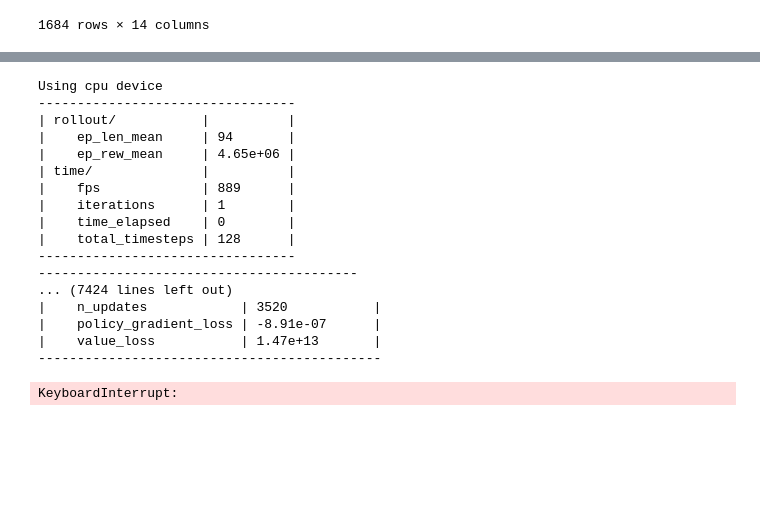
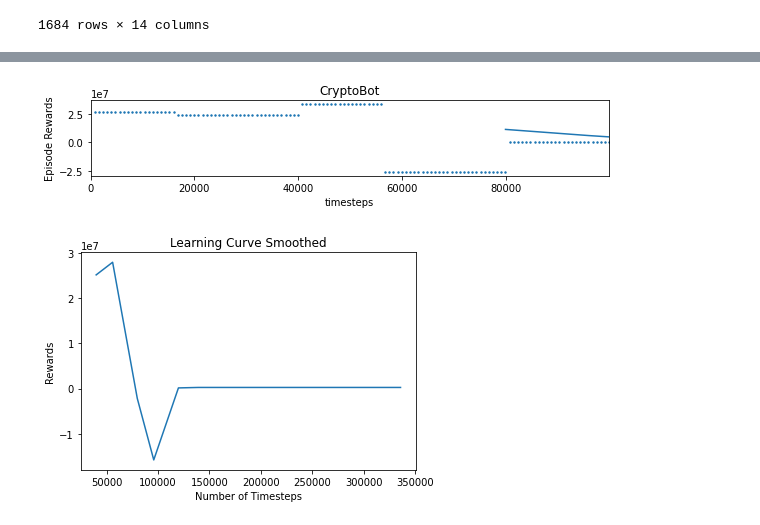
Before and after one commit to Olwar/eth-reinforcement, a Jupyter notebook: eth_reinforcement.ipynb, the cells around one changed output, grey strips where cells are left out. Saved outputs shown, nothing was run; the diff lists cells and outputs as text; code cells hidden in the pictures; blank space fills up the shorter version.

```diff
--- a/eth_reinforcement.ipynb
+++ b/eth_reinforcement.ipynb
@@ -185,30 +222,28 @@ dtype: object
 from sb3_contrib.ppo_recurrent.policies import MlpLstmPolicy
 from sb3_contrib.ppo_recurrent.ppo_recurrent import RecurrentPPO
 from stable_baselines3.common.callbacks import EvalCallback
+from stable_baselines3 import PPO
+from stable_baselines3 import DQN
 
-eval_callback = EvalCallback(env, best_model_save_path='./logs/',
-                             log_path='./logs/', eval_freq=10000,
+test_env = DummyVecEnv([lambda: Monitor(MyForexEnv(df=X, window_size=10, frame_bound=(800, 1600)), test_env_dir)])
+
+# EvalCallback =
+# Evaluate periodically the performance of an agent, using a separate test environment.
+# In market data it's important the eval_freq is the same as how many datapoints you got
+eval_callback = EvalCallback(test_env, best_model_save_path='./logs/',
+                             log_path='./logs/', eval_freq=800, n_eval_episodes=10,
                              deterministic=True, render=False)
 
-
-model = RecurrentPPO("MlpLstmPolicy", env, verbose=1)
+# total_timesteps is the number of steps in total the agent will do for any environment.
+# The total_timesteps can be across several episodes, meaning that this value is not bound to some maximum.
+model = PPO("MlpPolicy", env, verbose=0, learning_rate=0.0003, seed=42)
 model.learn(total_timesteps=100000, callback=eval_callback)
-# %% [output]
-Using cpu device
----------------------------------
-| rollout/           |          |
-|    ep_len_mean     | 94       |
-|    ep_rew_mean     | 4.65e+06 |
-| time/              |          |
-|    fps             | 889      |
-|    iterations      | 1        |
-|    time_elapsed    | 0        |
-|    total_timesteps | 128      |
----------------------------------
------------------------------------------
-... (7424 lines left out)
-|    n_updates            | 3520           |
-|    policy_gradient_loss | -8.91e-07      |
-|    value_loss           | 1.47e+13       |
---------------------------------------------
-KeyboardInterrupt:
+# %%
+from stable_baselines3.common import results_plotter
+from stable_baselines3.common.results_plotter import load_results, ts2xy
+
+test_env_dir = './logs/test_env/'
+# Helper from the library
+results_plotter.plot_results([test_env_dir], 1e5, results_plotter.X_TIMESTEPS, "CryptoBot")
+# %% [output]
+[figure, added]
@@ -215 +281,7 @@ KeyboardInterrupt:
+# %%
+# Here we can see if our model has converged, it the line is flat for a long time
+# - the model has most likely converged i.e. it's not learning anymore
+plot_results('./logs/test_env/')
+# %% [output]
+[figure, added]
 # %%
```
Also changed, not shown: parts of 17 cells of this notebook.
